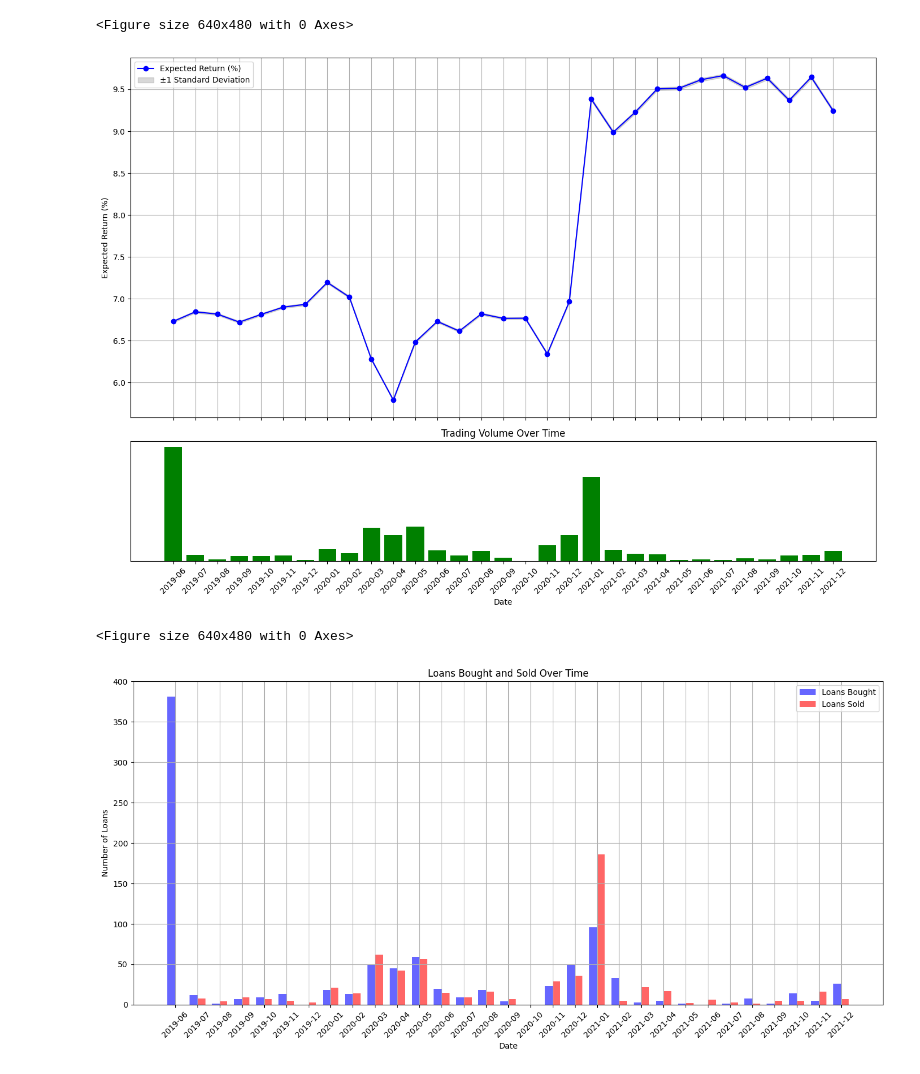
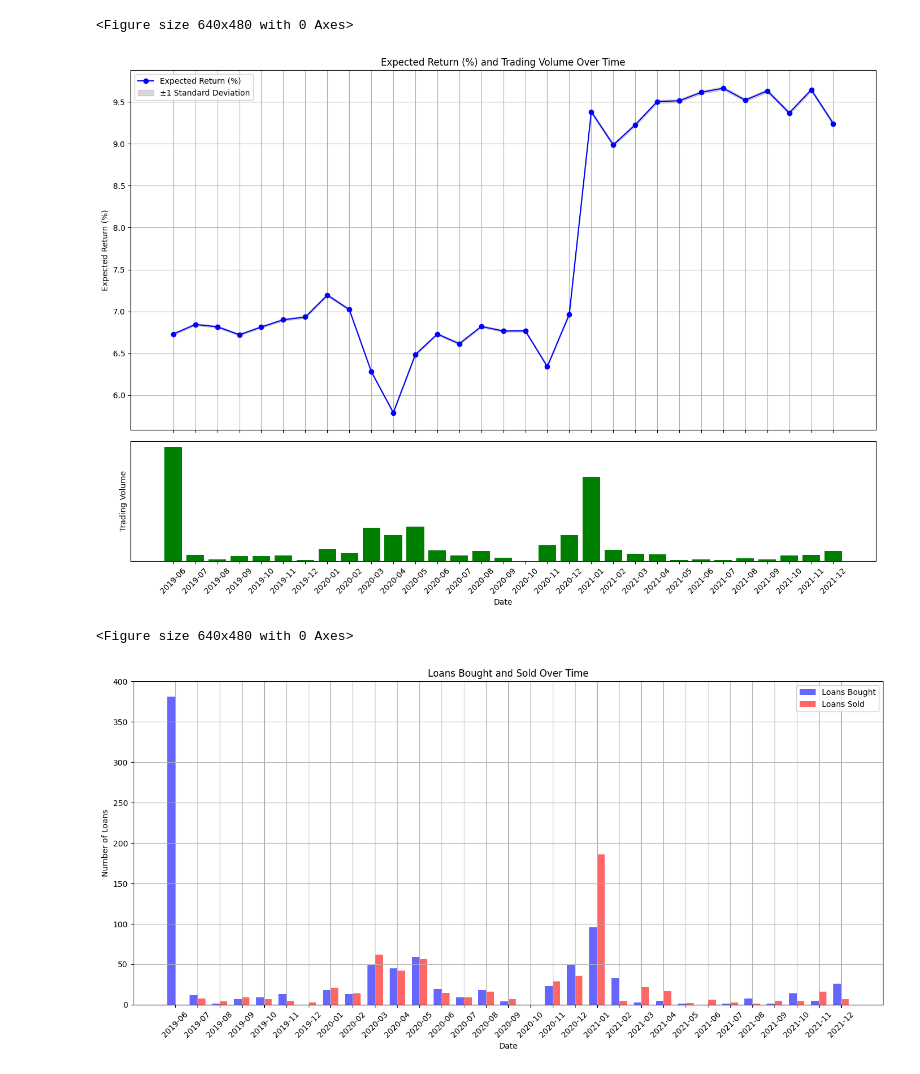
Before and after one commit to AleFax99/Automated_Portfolio_Management_for_P2P_Lending, a Jupyter notebook: Portfolio_Management.ipynb, the cells around one changed output. Saved outputs shown, nothing was run; the diff lists cells and outputs as text; code cells hidden in the pictures.

Commit message:
fixed plot title

```diff
--- a/Portfolio_Management.ipynb
+++ b/Portfolio_Management.ipynb
@@ -496,36 +496,36 @@ plt.savefig('../Plots/Loan_Transactions_Over_Time.png')
 # Calculate upper and lower boundaries
 results_df['Upper Bound'] = results_df['Expected Return (%)'] + results_df['Standard Deviation']
 results_df['Lower Bound'] = results_df['Expected Return (%)'] - results_df['Standard Deviation']
 
 # Create subplots
 fig, (ax1, ax2) = plt.subplots(2, 1, figsize=(14, 10), sharex=True, gridspec_kw={'height_ratios': [3, 1]})
 
 # Plotting Expected Return (%) over time with Standard Deviation boundaries
 ax1.plot(results_df['Date'], results_df['Expected Return (%)'], marker='o', linestyle='-', color='b', label='Expected Return (%)')
 ax1.fill_between(results_df['Date'], results_df['Lower Bound'], results_df['Upper Bound'], color='gray', alpha=0.3, label='±1 Standard Deviation')
 ax1.set_ylabel('Expected Return (%)')
 ax1.legend(loc='upper left')
 ax1.grid(True)
 
-
+ax1.set_title('Expected Return (%) and Trading Volume Over Time')
 # Plotting Trading Volume over time as bars
 ax2.bar(results_df['Date'], results_df['Trading Volume'], color='g')
-ax2.set_title('Trading Volume Over Time')
+ax2.set_ylabel('Trading Volume')
 ax2.set_xlabel('Date')
 ax2.grid(False)
 ax2.set_xticks(results_df['Date'])
 ax2.set_xticklabels(results_df['Date'], rotation=45)
 ax2.yaxis.set_ticks([])  # Remove y-axis ticks
 
 # Adjust layout
 plt.tight_layout()
 
 # Show plot
 plt.show()
 
 plt.savefig('../Plots/Expected_Return_and_Trading_Volume_Over_Time.png')
 # %% [output]
-[figure, old version]
+[figure, new version]
 <Figure size 640x480 with 0 Axes>
 # %%
 # Create an array of positions for the x-axis
```
